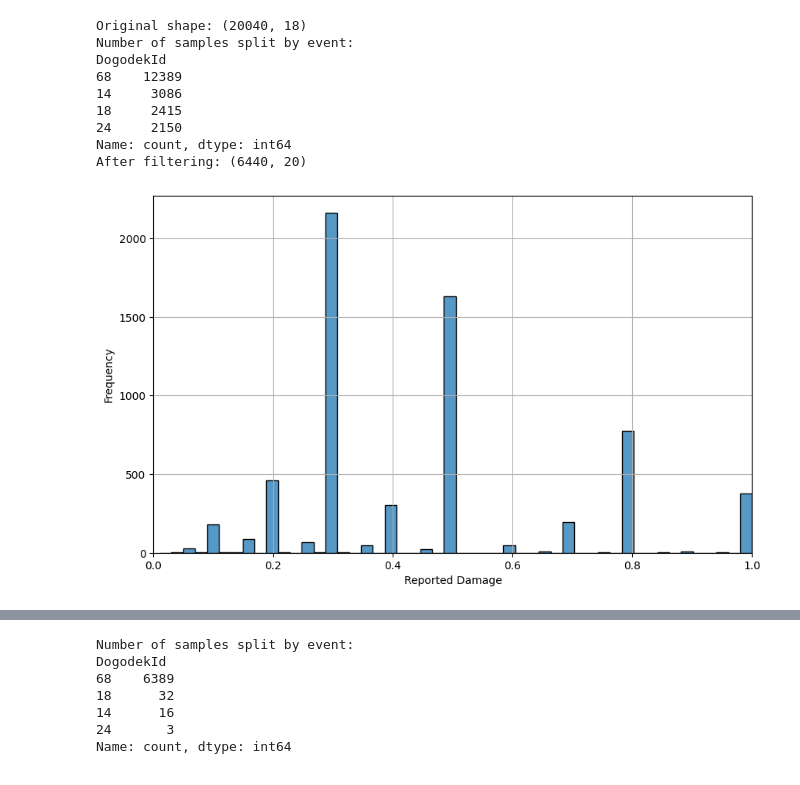
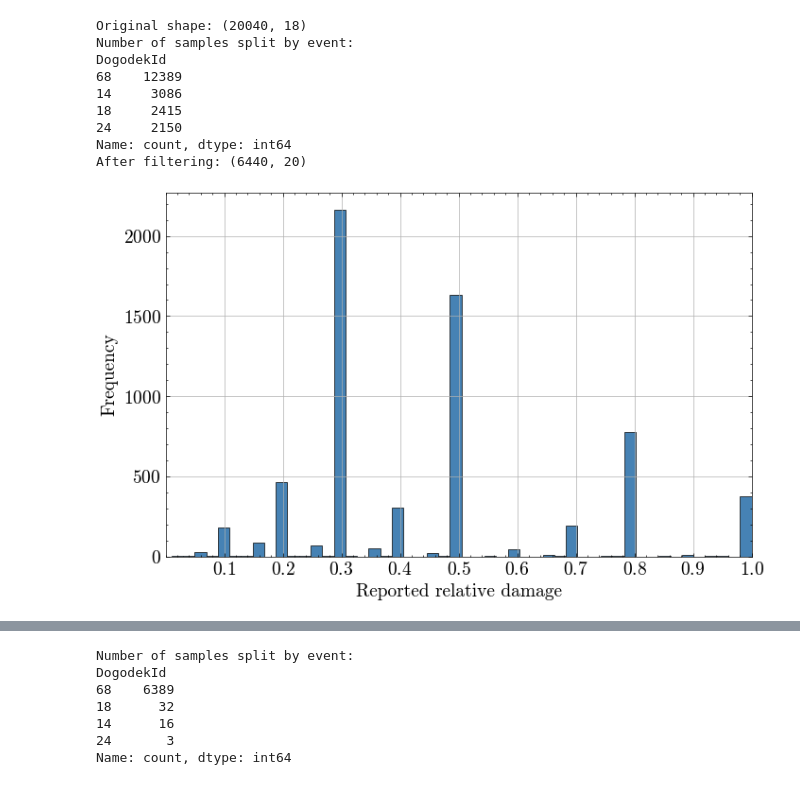
Before and after one commit to KubeljK/cvar-masters, a Jupyter notebook: notebooks/010-kk-compare-damage-functions.ipynb, the cells around one changed output, grey strips where cells are left out. Saved outputs shown, nothing was run; the diff lists cells and outputs as text; code cells hidden in the pictures.

```diff
--- a/notebooks/010-kk-compare-damage-functions.ipynb
+++ b/notebooks/010-kk-compare-damage-functions.ipynb
@@ -9,12 +9,24 @@ import pandas as pd
 import numpy as np
 from matplotlib import pyplot as plt
 from scipy.interpolate import interp1d
+import scienceplots
+plt.style.use(['science', 'no-latex'])
 
 # Allow more columns to be displayed
 pd.set_option("display.max_columns", None)
 
 import logging
 logging.basicConfig(level=logging.WARNING)
+# %%
+plt.rcParams.update({
+    'font.size': 14,          # General font size
+    'axes.titlesize': 16,     # Title font size
+    'axes.labelsize': 14,     # X and Y label font size
+    'xtick.labelsize': 14,    # X-axis tick label size
+    'ytick.labelsize': 14,    # Y-axis tick label size
+    'legend.fontsize': 12,    # Legend font size
+    'figure.titlesize': 18    # Figure title (suptitle) font size
+})
 # %%
 !which python
 # %% [output]
@@ -44,16 +56,21 @@ DogodekId
 Name: count, dtype: int64
 After filtering: (6440, 20)
 # %%
-plt.figure(figsize=(10, 6))
-sns.histplot(df["relative_damage"], bins=50)
+plt.figure(figsize=(8, 5))
+# sns.histplot(df["relative_damage"], bins=50)
 # plt.title("Histogram of Relative Damage")
-plt.xlabel("Reported Damage")
+plt.hist(df["relative_damage"], edgecolor="black", color="steelblue", linewidth=0.5, bins=50)
+plt.xlabel("Reported relative damage")
 plt.ylabel("Frequency")
 plt.grid(True)
 plt.xlim(0,1)
+
+plt.xticks(np.arange(0.1, 1.01, 0.1))
+
+plt.savefig("validation_damage_histogram.pdf", dpi=300, bbox_inches="tight")
 plt.show()
 # %% [output]
-[figure, old version]
+[figure, new version]
 # %%
 df.head()
 # %% [output]
```
Also changed, not shown: 5 other files.
